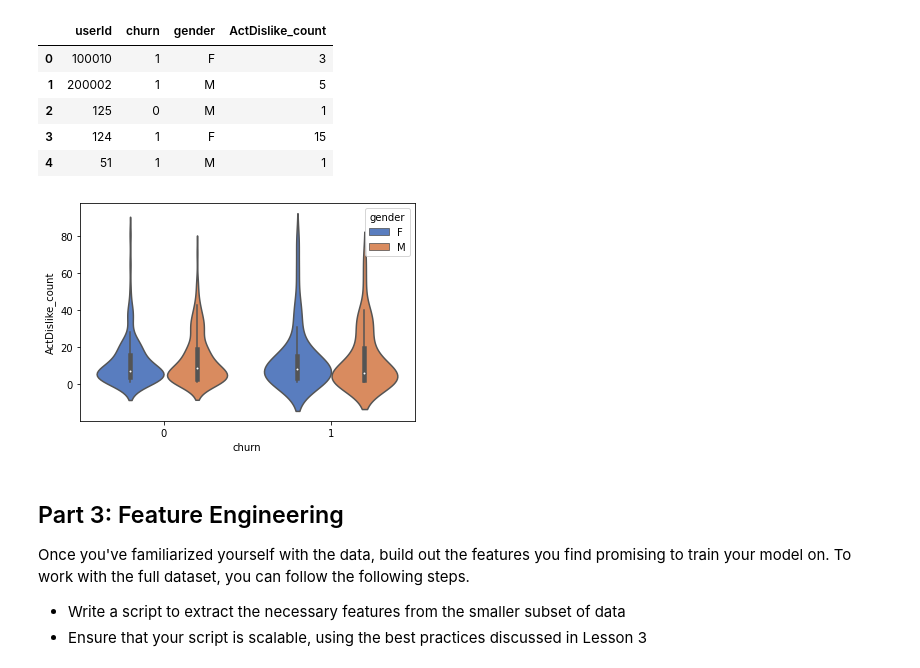
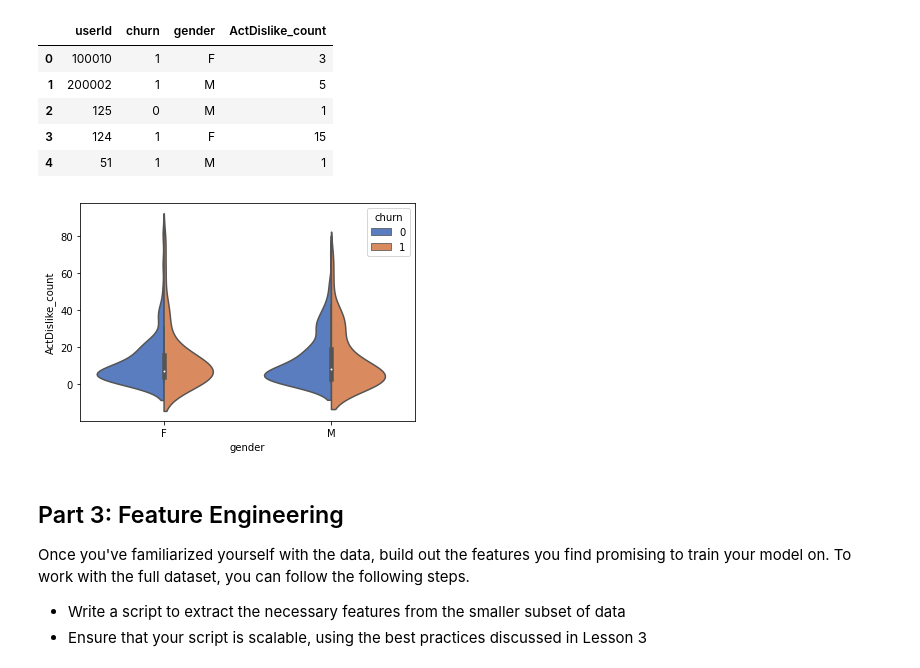
Before and after one commit to texcindy99/Spark_Machine_Learning, a Jupyter notebook: Spark_ML_Music_Service.ipynb, the cells around one changed output. Cells and saved outputs as stored; diff of their text form; code cells hidden in the pictures.

```diff
--- a/Spark_ML_Music_Service.ipynb
+++ b/Spark_ML_Music_Service.ipynb
@@ -144,6 +144,7 @@ Change 'ts' to datetime
 # df_valid = df_valid.withColumn('time', get_time(df_valid.ts))
 
 df_valid = df_valid.withColumn('time', from_unixtime(col('ts').cast(LongType())/1000).cast(TimestampType()))
+df_valid = df_valid.withColumn('regist_time', from_unixtime(col('registration').cast(LongType())/1000).cast(TimestampType()))
 # %%
 # Show min and max time in the data
 df_valid.agg(min('time')).show(), df_valid.agg(max('time')).show()
@@ -479,10 +473,10 @@ user_Dislike.head()
 | 3 | 124 | 1 | F | 15 |
 | 4 | 51 | 1 | M | 1 |
 # %%
-ax = sns.violinplot(x="churn", y="ActDislike_count", hue="gender",
-                    data=user_Dislike, palette="muted")
+ax = sns.violinplot(x="gender", y="ActDislike_count", hue="churn",
+                    split=True, data=user_Dislike, palette="muted")
 # %% [output]
-[figure, old version]
+[figure, new version]
 # %% [markdown]
 ## <a class="anchor" id="part3"> Part 3: Feature Engineering </a>
 
```
Also changed, not shown: parts of 16 cells of this notebook.
